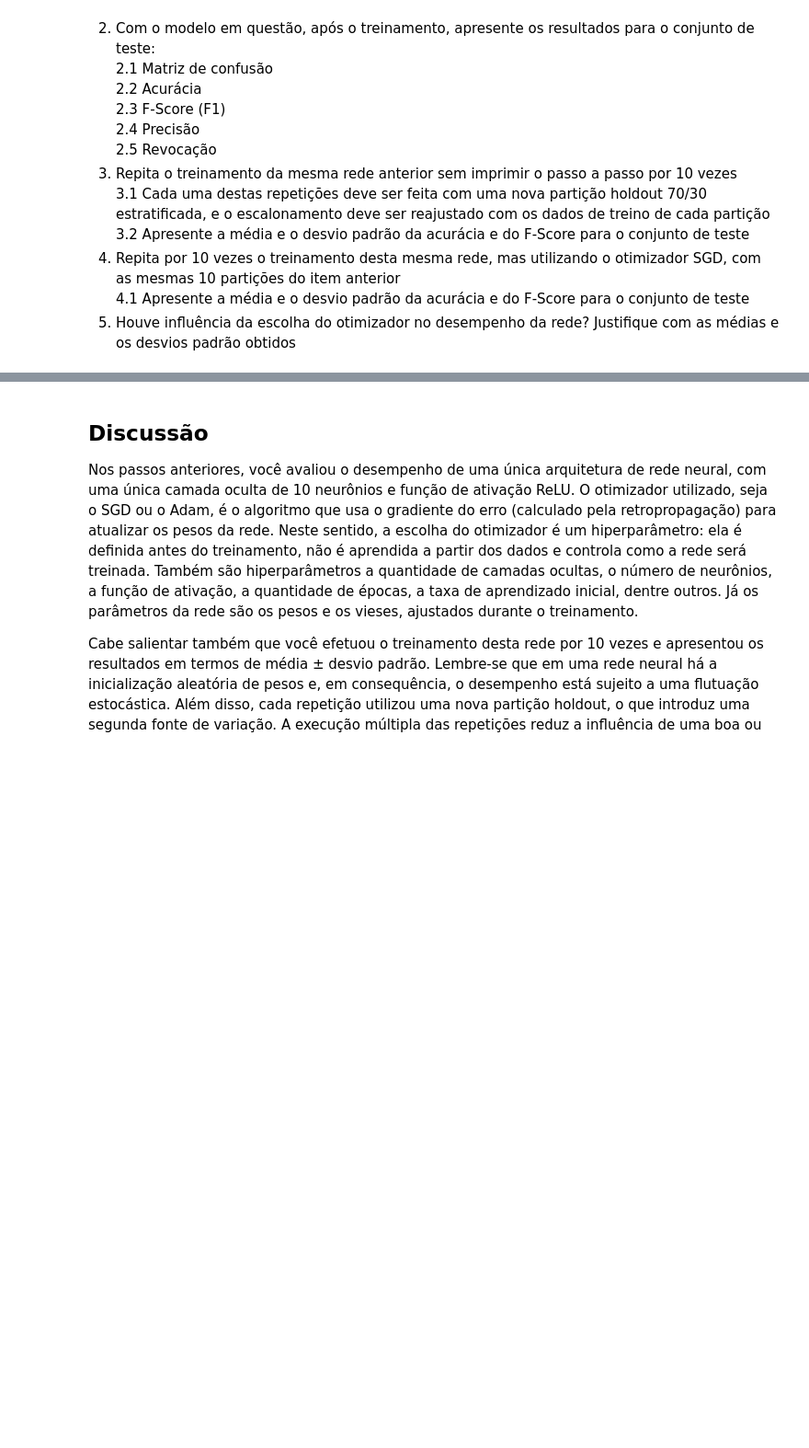
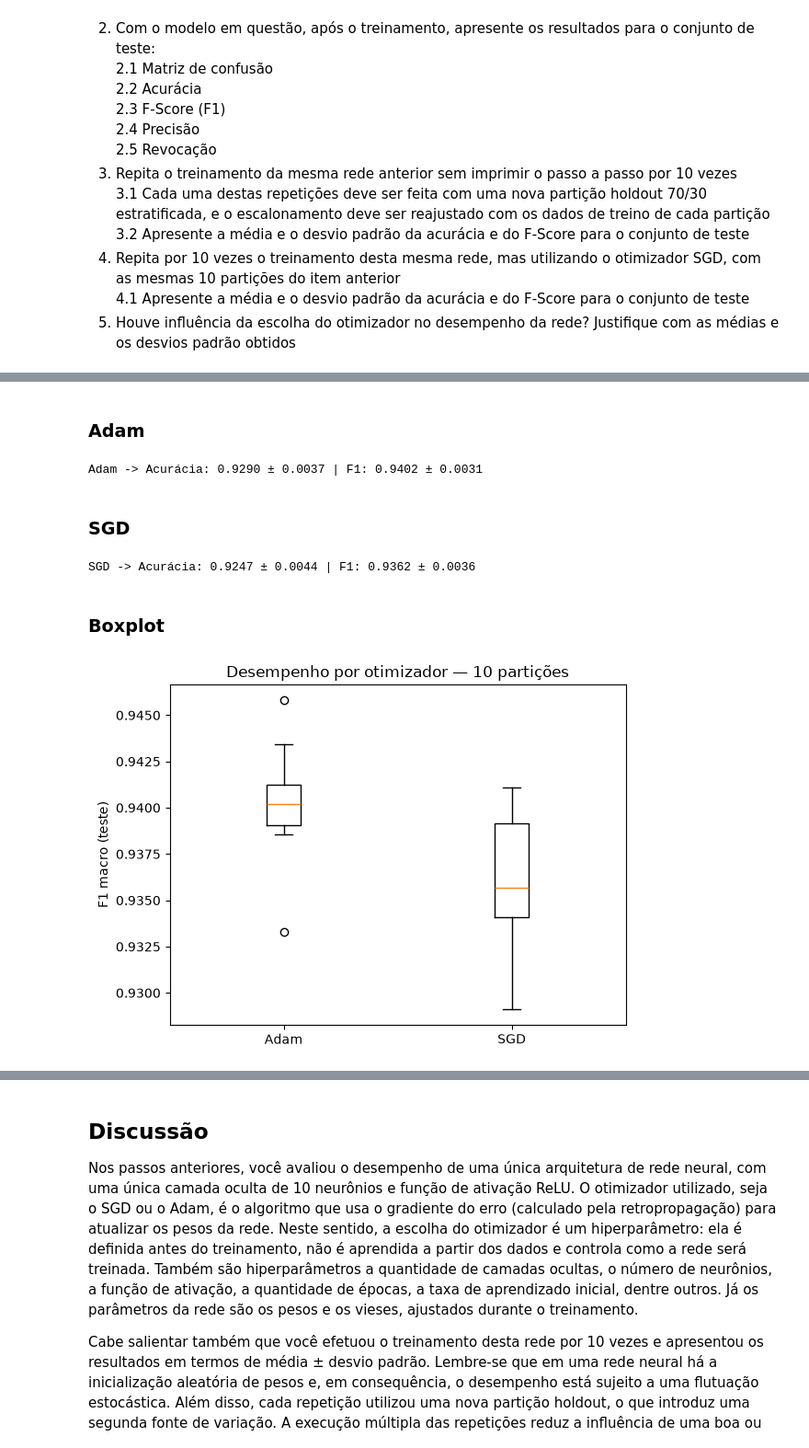
Before and after one commit to arthur-rezende/rna-2026-pp2-2, a Jupyter notebook: notebook/PP2.2.2.ipynb, the cells around one changed output, grey strips where cells are left out. Shown at 92% size. Drawn from its saved outputs; the diff is of its cells as text; code cells hidden in the pictures; blank space fills up the shorter version.

```diff
--- a/notebook/PP2.2.2.ipynb
+++ b/notebook/PP2.2.2.ipynb
@@ -48,0 +175,50 @@ Se todo o conjunto X for utilizado na padronização, a rede neural receberá in
+# %%
+# 3 - dez repetições Adam
+
+seeds = list(range(10))
+
+def aval_repeticoes(solver):
+    accs, f1s = [], []
+    for s in seeds:
+         # 70/30
+         X_tr, X_te, y_tr, y_te = train_test_split(
+            X, y, test_size=0.30, stratify=y, random_state=s
+        )
+         scaler = StandardScaler()
+         X_tr = scaler.fit_transform(X_tr)
+         X_te = scaler.transform(X_te)
+
+         modelo = MLPClassifier(
+              hidden_layer_sizes=(10,), activation="relu",
+              solver=solver, max_iter=300, random_state=s
+         )
+
+         modelo.fit(X_tr, y_tr)
+         y_pred = modelo.predict(X_te)
+
+         accs.append(accuracy_score(y_te, y_pred))
+         f1s.append(f1_score(y_te, y_pred, average="macro"))
+    return np.array(accs), np.array(f1s)
+# %% [markdown]
+### Adam
+# %%
+acc_adam, f1_adam = aval_repeticoes("adam")
+print(f"Adam -> Acurácia: {acc_adam.mean():.4f} ± {acc_adam.std():.4f} | F1: {f1_adam.mean():.4f} ± {f1_adam.std():.4f}")
+# %% [output]
+Adam -> Acurácia: 0.9290 ± 0.0037 | F1: 0.9402 ± 0.0031
+# %% [markdown]
+### SGD
+# %%
+acc_sgd, f1_sgd = aval_repeticoes("sgd")
+print(f"SGD -> Acurácia: {acc_sgd.mean():.4f} ± {acc_sgd.std():.4f} | F1: {f1_sgd.mean():.4f} ± {f1_sgd.std():.4f}")
+# %% [output]
+SGD -> Acurácia: 0.9247 ± 0.0044 | F1: 0.9362 ± 0.0036
+# %% [markdown]
+### Boxplot
+# %%
+plt.boxplot([f1_adam, f1_sgd], tick_labels=["Adam", "SGD"])
+plt.ylabel("F1 macro (teste)")
+plt.title("Desempenho por otimizador — 10 partições")
+plt.show()
+# %% [output]
+[figure, added]
```
Also changed, not shown: parts of 15 cells of this notebook.
